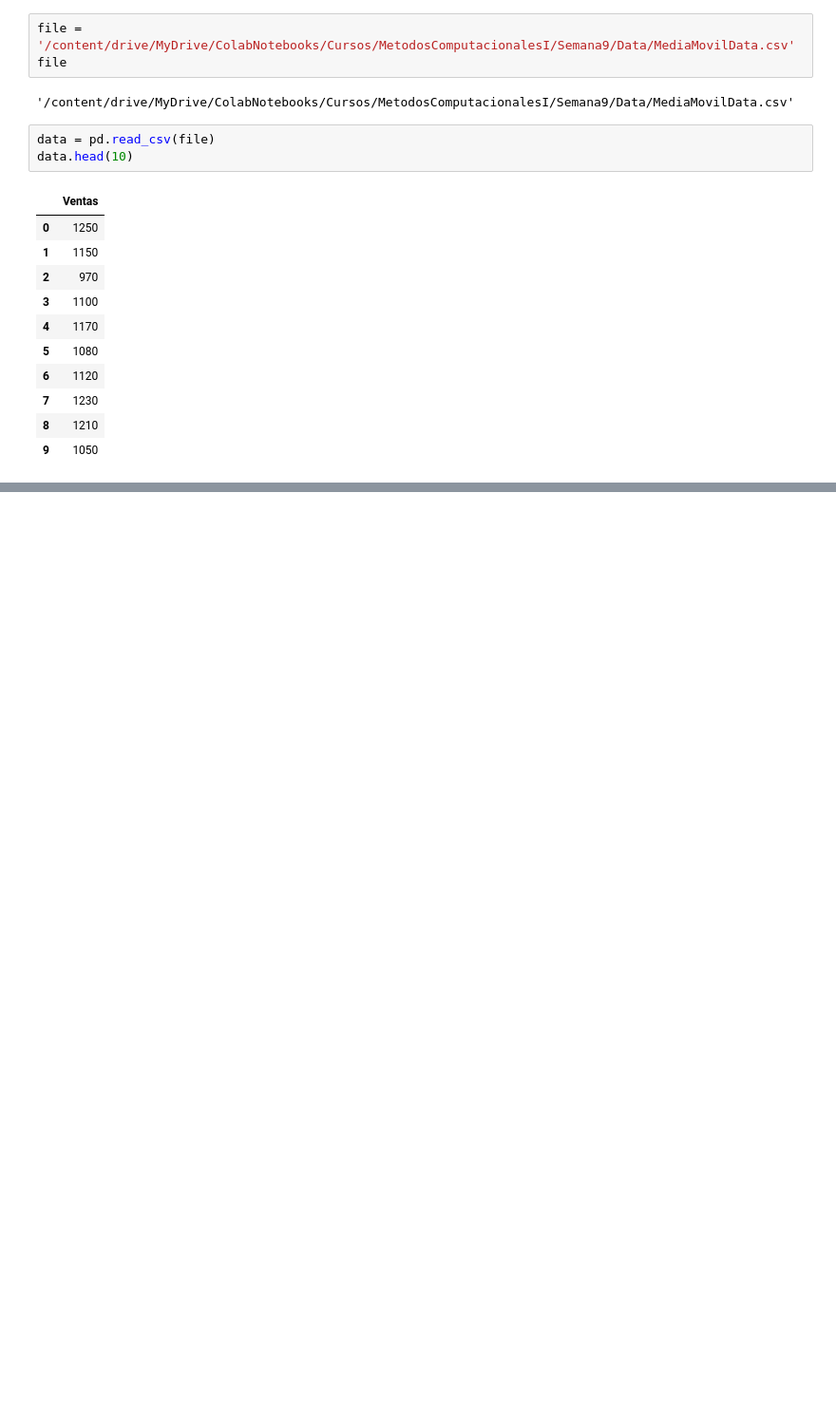
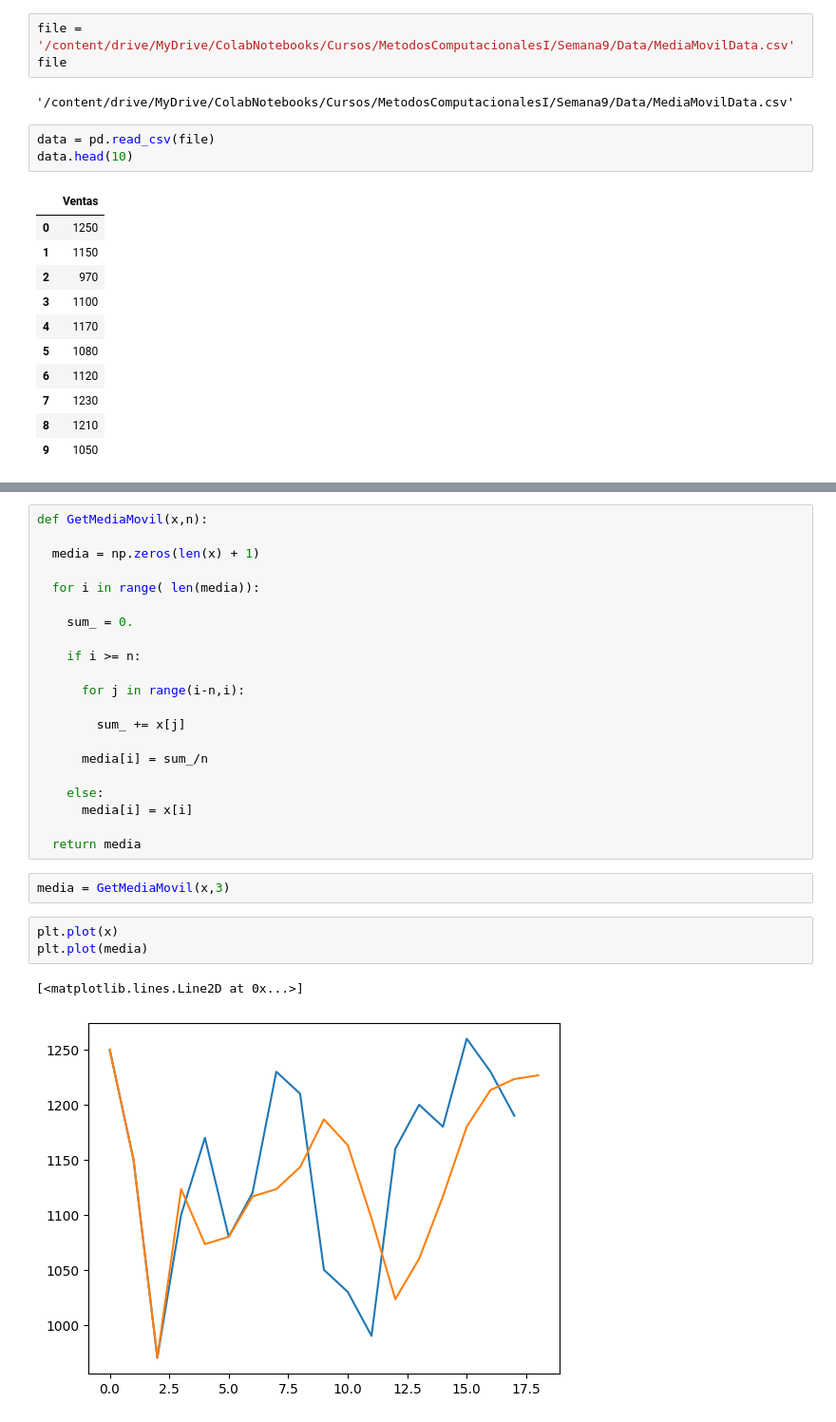
Before and after one commit to asegura4488/MetodosComputacionalesI, a Jupyter notebook: Semana9/MediaMovil.ipynb, the cells around one changed output, grey strips where cells are left out. Shown at 95% size. Drawn from its saved outputs; the diff is of its cells as text; blank space fills up the shorter version.

```diff
--- a/Semana9/MediaMovil.ipynb
+++ b/Semana9/MediaMovil.ipynb
@@ -35,0 +49,29 @@ data.head(10)
+# %%
+def GetMediaMovil(x,n):
+
+  media = np.zeros(len(x) + 1)
+
+  for i in range( len(media)):
+
+    sum_ = 0.
+
+    if i >= n:
+
+      for j in range(i-n,i):
+
+        sum_ += x[j]
+
+      media[i] = sum_/n
+
+    else:
+      media[i] = x[i]
+
+  return media
+# %%
+media = GetMediaMovil(x,3)
+# %%
+plt.plot(x)
+plt.plot(media)
+# %% [output]
+[<matplotlib.lines.Line2D at 0x...>]
+[figure, added]
```
Also changed, not shown: parts of 3 cells of this notebook, 1 other file.
